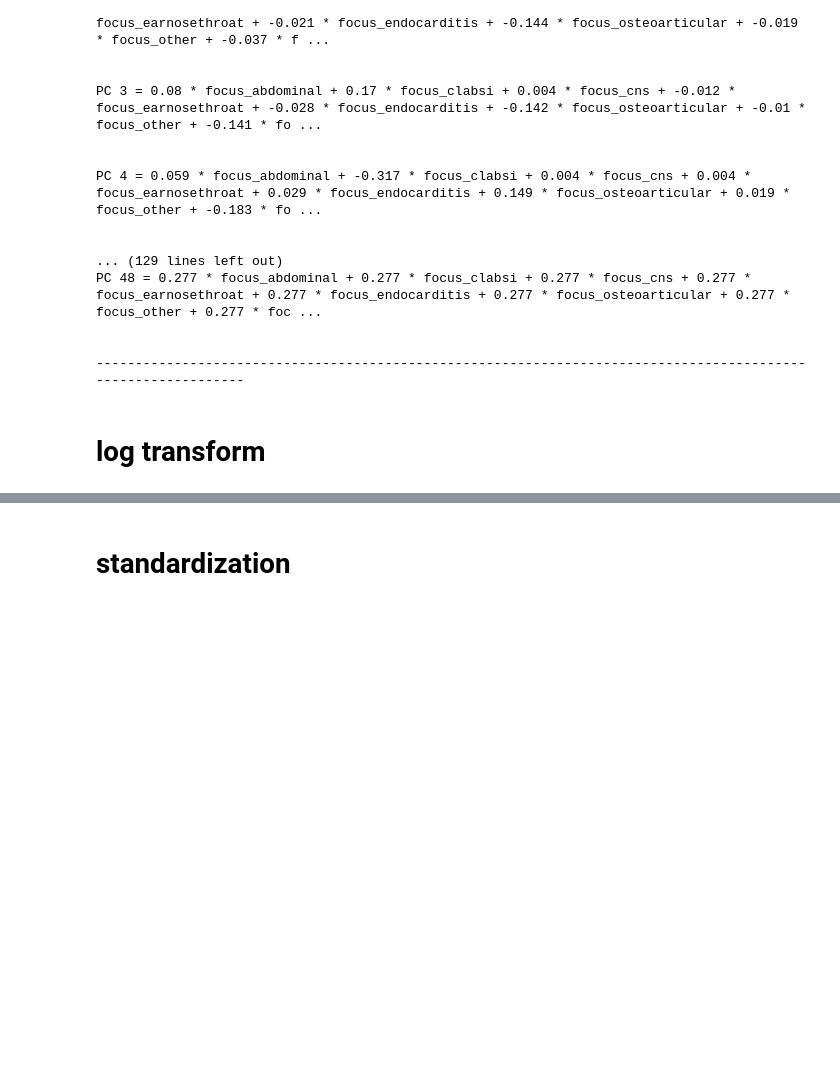
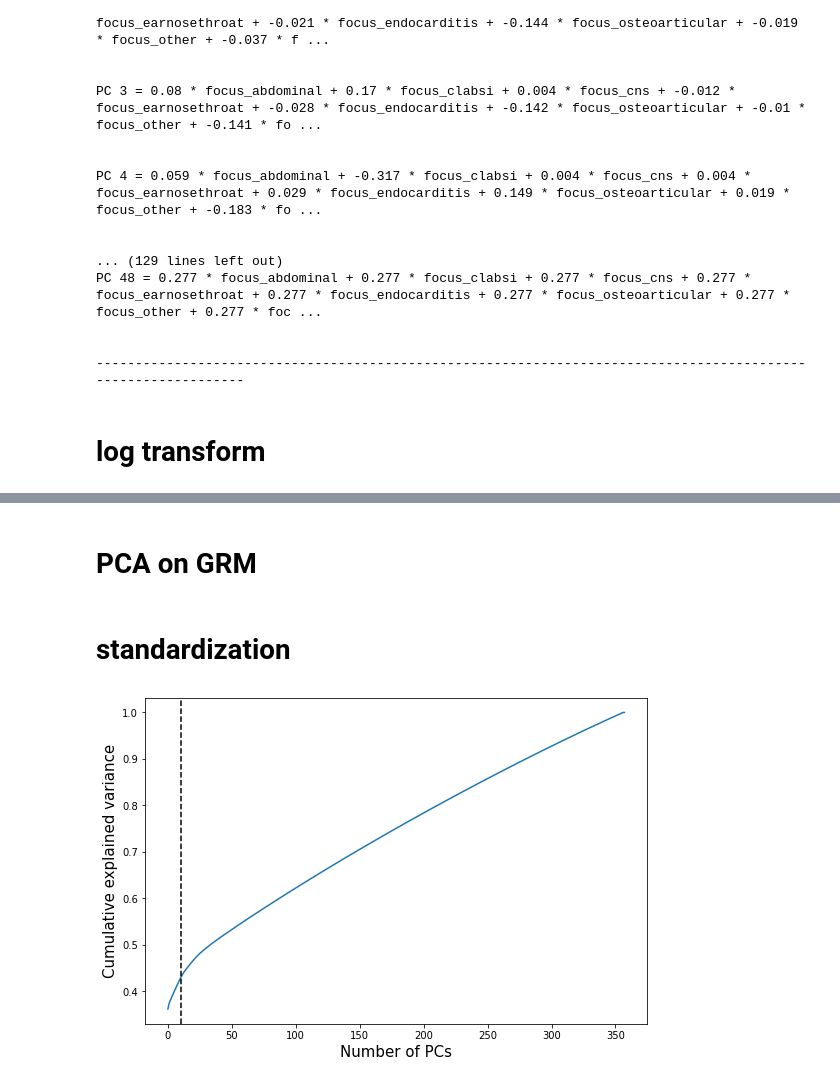
Before and after one commit to BorgwardtLab/Pediatric-Sepsis, a Jupyter notebook: SingleView/ConsensusClustering/Preprocessing_NormalValues.ipynb, the cells around one changed output, grey strips where cells are left out. Drawn from its saved outputs; the diff is of its cells as text; code cells hidden in the pictures; blank space fills up the shorter version.

Commit message:
update scripts for single view

```diff
--- a/SingleView/ConsensusClustering/Preprocessing_NormalValues.ipynb
+++ b/SingleView/ConsensusClustering/Preprocessing_NormalValues.ipynb
@@ -522,2 +497,38 @@ plt.show()
+# %% [markdown]
+# PCA on GRM
+# %%
+from os.path import join
+from pandas_plink import read_grm
+from pandas_plink import get_data_folder
+K = read_grm("../spss_grm_pca_20220706/SPSS.QC.impute2_plink2.allfiles.king_mind1_maf01_geno2.info8.grm.grm.bin")
+# %%
+GRM_id = K[0].coords['sample_0']
+GRM_col = K[0].coords['sample_1']
+GRM = K[0].data
+GRM = pd.DataFrame(GRM, index=GRM_id, columns=GRM_col)
+GRM.index = GRM.index.str.replace('_', '-')
+GRM.columns = GRM.columns.str.replace('_', '-')
+# %%
+common_ids = clinical_view_new.loc[clinical_view_new.index.isin(GRM.index)].index
+GRM = GRM.loc[common_ids, common_ids]
+clinical_view_new = clinical_view_new.loc[common_ids]
+proteome_view = proteome_view.loc[common_ids]
 # %% [markdown]
 # standardization
+# %%
+from sklearn.decomposition import PCA
+sc = StandardScaler()
+pca = PCA()
+GRM_PCs = pca.fit_transform(GRM)
+GRM_PCs = GRM_PCs[:, :10]
+GRM_PCs = sc.fit_transform(GRM_PCs)
+# %%
+plt.figure(figsize=(9, 6))
+plt.plot(pca.explained_variance_ratio_.cumsum())
+plt.ylabel('Cumulative explained variance',fontsize=15)
+plt.xlabel('Number of PCs', fontsize=15)
+plt.axvline(x=10, color='black', linestyle='dashed')
+plt.savefig('data/Cumulative_explained_variance_GRM.png', dpi=200)
+plt.show()
+# %% [output]
+[figure, added]
```
Also changed, not shown: parts of 24 cells of this notebook, 16 other files.
